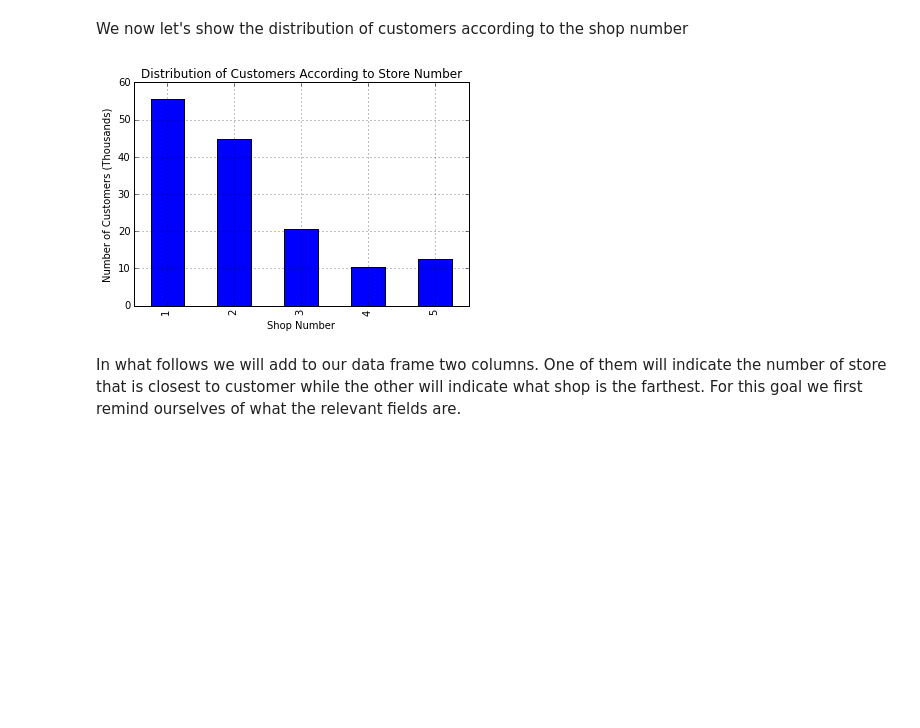
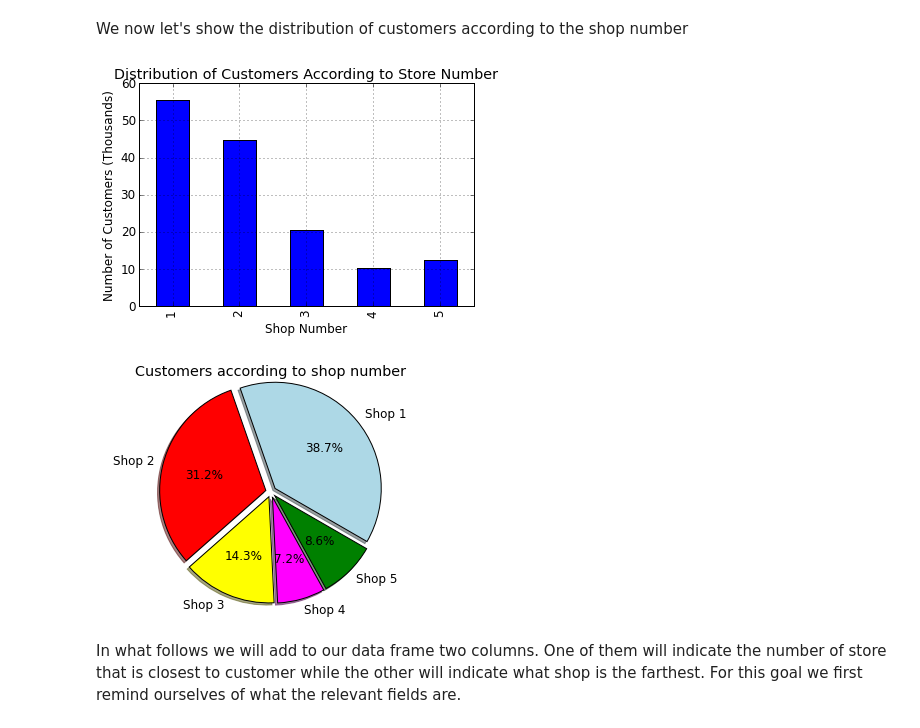
Before and after one commit to rcuevass/clustering_PCA_marketing, a Jupyter notebook: Store range effect in purchase.ipynb, the cells around one changed output. Cells and saved outputs as stored; diff of their text form; code cells hidden in the pictures; blank space fills up the shorter version.

Commit message:
more charts added

```diff
--- a/Store range effect in purchase.ipynb
+++ b/Store range effect in purchase.ipynb
@@ -104,3 +104,25 @@ plt.show()
 [figure]
 # %% [markdown]
 The previous bar plot reveals that the majority of clients utilize exactly two stores, follows by customers that utilize exactly two and then the ones that use exactly one. The minority utilize exactly four and five stores so we will focus on the ones that use exactly one, two and three stores.
+# %%
+list_purchase = []
+labels_ = ["One store","Two stores","Three stores","Four stores","Five stores"]
+colors = ['lightblue','red','yellow','magenta','green']
+explode = (0.05,0.05,0.05,0.05,0.05)
+for k in range(1,6):
+    aux_ = sum(data['shops_used']== k)
+    perc_ = float(aux_)
+    list_purchase.append(perc_)
+list_purchase = np.array(list_purchase)
+list_purchase = list_purchase*100./sum(list_purchase)
+
+
+matplotlib.rcParams.update({'font.size': 12})
+plt.pie(list_purchase,explode=explode,colors=colors,labels=labels_,
+        autopct='%1.1f%%',shadow=True,startangle=10)
+
+plt.axis('equal')
+
+plt.title('Customers according to number of stores used')
+
+plt.show()
@@ -109,22 +133,40 @@ We now let's show the distribution of customers according to the shop number
 # %%
 list_purchase = []
 for k in range(1,6):
     text_ = 'avg_price_shop_' + str(k)
     aux_ = sum(data[text_] <> 0)
     perc_ = float(sum(data[text_] <> 0)/1000.)
     list_purchase.append(perc_)
 dfAux = pd.DataFrame()
 dfAux['Shop Number'] = [1,2,3,4,5]
 dfAux['Number of Customers'] = list_purchase
 
 dfAux.plot(x='Shop Number',y='Number of Customers',kind='bar',
            title='Distribution of Customers According to Store Number',
            legend=False,grid=True)
 plt.xlabel('Shop Number')
 plt.ylabel('Number of Customers (Thousands)')
 plt.show()
+
+# Pie chart
+
+labels_ = ["Shop 1","Shop 2","Shop 3","Shop 4","Shop 5"]
+colors = ['lightblue','red','yellow','magenta','green']
+list_purchase = np.array(list_purchase)
+list_purchase = list_purchase*100./sum(list_purchase)
+
+matplotlib.rcParams.update({'font.size': 12})
+plt.pie(list_purchase,explode=explode,colors=colors,labels=labels_,
+        autopct='%1.1f%%',shadow=True,startangle=-30)
+
+plt.axis('equal')
+
+plt.title('Customers according to shop number')
+
+plt.show()
 # %% [output]
-[figure, old version]
+[figure, new version]
+[figure, added]
 # %% [markdown]
 In what follows we will add to our data frame two columns. One of them will indicate the number of store that is closest to customer while the other will indicate what shop is the farthest. For this goal we first remind ourselves of what the relevant fields are.
 # %%
```
Also changed, not shown: parts of 1 cell of this notebook.
